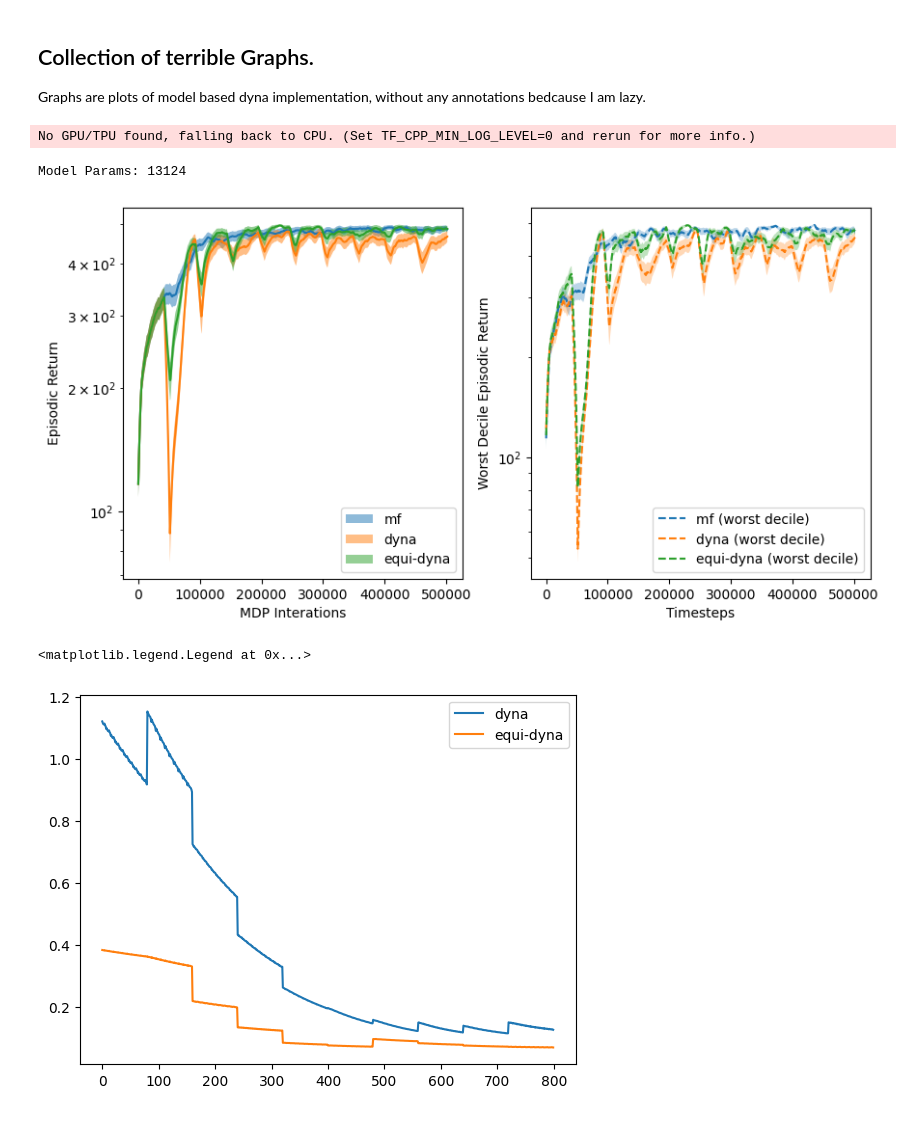
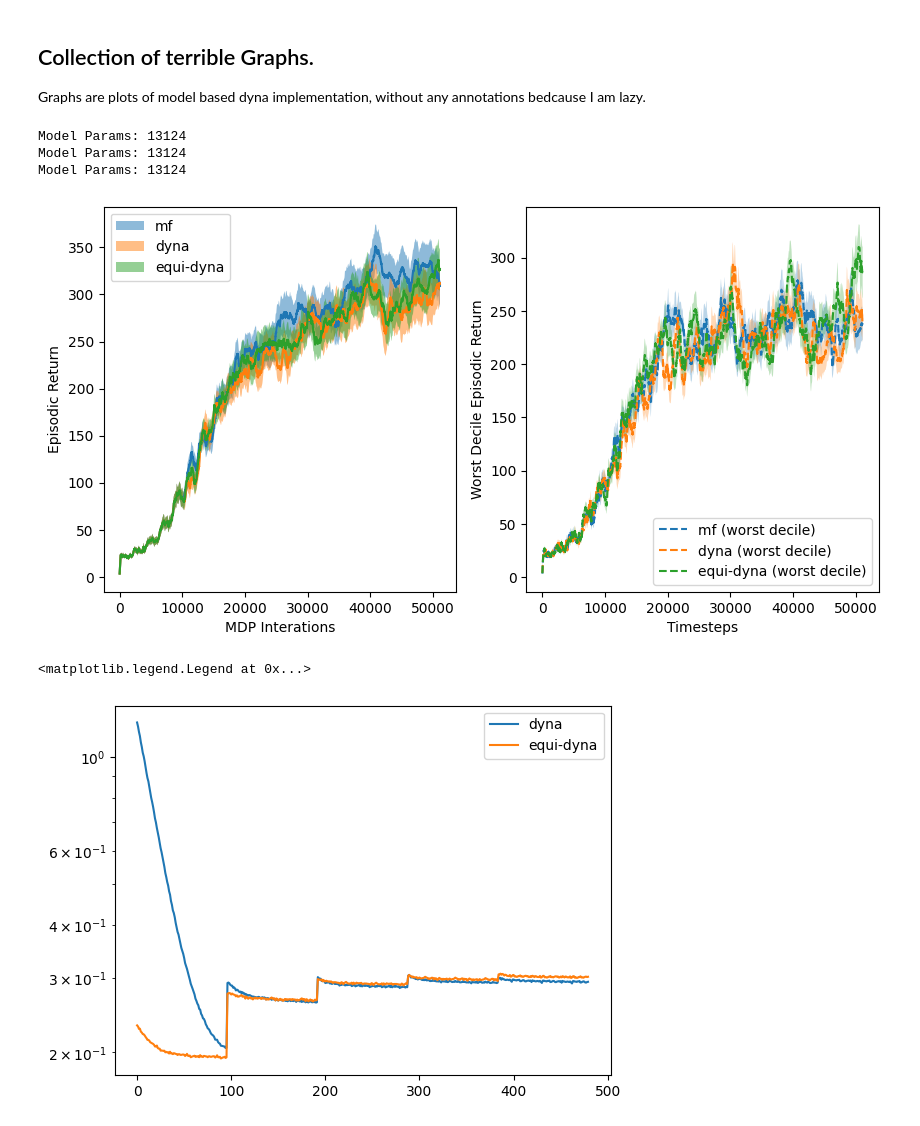
Before and after one commit to seancraven/mono_ms, a Jupyter notebook: dyna/trial.ipynb, the cells around one changed output. Cells and saved outputs as stored; diff of their text form; code cells hidden in the pictures.

```diff
--- a/dyna/trial.ipynb
+++ b/dyna/trial.ipynb
@@ -10,38 +10,46 @@ from model_based.train import EquiModel
 from dyna.types import ActorCriticHyperParams, DynaHyperParams, TransitionModelHyperParams
 # %%
-NUM_UPDATES = 10
-TM_LR = 1e-5
-NUM_SEEDS = 5
-ac_hyp = ActorCriticHyperParams(NUM_UPDATES=100, NUM_EPOCHS=6,)
-eqi_hyp = TransitionModelHyperParams(MODEL_FN = EquiModel,LR=TM_LR)
-tm_hyp = TransitionModelHyperParams( LR=TM_LR)
-no_m_hyp = TransitionModelHyperParams( USE_MODEL=False, LR=TM_LR)
-mf_hyp = DynaHyperParams(ac_hyp, no_m_hyp, NUM_UPDATES=NUM_UPDATES, PLANNING_RATIO=0.5)
-dyna_hyp = DynaHyperParams(ac_hyp, tm_hyp, NUM_UPDATES=NUM_UPDATES, PLANNING_RATIO=0.5)
-equi_hyp = DynaHyperParams(ac_hyp, eqi_hyp,NUM_UPDATES=NUM_UPDATES, PLANNING_RATIO=0.5)
+NUM_UPDATES = 5
+TM_LR = 1e-4
+AC_LR = 3.5e-4
+NUM_SEEDS = 30
+NUM_ENVS = 4
+TM_EPOCHS = 3
+PR = 0.2
+
+ac_hyp = ActorCriticHyperParams(NUM_UPDATES=5, NUM_EPOCHS=4, LR=AC_LR, PRIV_NUM_TIMESTEPS=512)
+eqi_hyp = TransitionModelHyperParams(MODEL_FN = EquiModel,LR=TM_LR, NUM_EPOCHS=TM_EPOCHS, )
+tm_hyp = TransitionModelHyperParams(MODEL_FN=Model,LR=TM_LR, NUM_EPOCHS=TM_EPOCHS, )
+no_m_hyp = TransitionModelHyperParams(USE_MODEL=False, LR=TM_LR, NUM_EPOCHS=TM_EPOCHS, )
+mf_hyp = DynaHyperParams(ac_hyp, no_m_hyp, NUM_UPDATES=NUM_UPDATES, PLANNING_RATIO=PR, NUM_ENVS=NUM_ENVS)
+dyna_hyp = DynaHyperParams(ac_hyp, tm_hyp, NUM_UPDATES=NUM_UPDATES, PLANNING_RATIO=PR, NUM_ENVS=NUM_ENVS )
+equi_hyp = DynaHyperParams(ac_hyp, eqi_hyp,NUM_UPDATES=NUM_UPDATES, PLANNING_RATIO=PR, NUM_ENVS=NUM_ENVS)
 
 rng = jax.random.PRNGKey(42)
 rngs = jax.random.split(rng, NUM_SEEDS)
 results= []
 hyp = [mf_hyp, dyna_hyp, equi_hyp]
 names = ['mf', 'dyna', 'equi-dyna']
-for h in hyp[1:]:
+for h in hyp[:]:
     train_fn = jax.vmap(make_dyna_train_fn(h))
     result = train_fn(rngs)
     results.append(result)
 # %% [output]
-No GPU/TPU found, falling back to CPU. (Set TF_CPP_MIN_LOG_LEVEL=0 and rerun for more info.)
+Model Params: 13124
+Model Params: 13124
+Model Params: 13124
-Model Params: 13124
 # %%
 import numpy as np
 import jax.numpy as jnp
-def moving_average(x, w=10000):
+def moving_average(x, w=100):
     return np.convolve(x, np.ones(w), "valid") / w
 fig, ax = plt.subplots(1, 2, figsize=(10, 5))
 for res, name in zip(results, names):
     _, info = res
     traj = info[1]
-    acting_returns = traj.info["returned_episode_returns"].reshape(NUM_SEEDS, -1)
+
+    acting_returns = traj.info["returned_episode_returns"]
+    acting_returns = acting_returns.reshape(NUM_SEEDS, -1)
     acting_returns_mean = jnp.mean(acting_returns, axis=0).reshape(-1)
     acting_returns_std = jnp.std(acting_returns, axis=0).reshape(-1)/ np.sqrt(NUM_SEEDS)
     acting_returns_mean = moving_average(acting_returns_mean)
@@ -49,7 +57,7 @@ for res, name in zip(results, names):
     lower = acting_returns_mean - acting_returns_std
     upper = acting_returns_mean + acting_returns_std
     x = jnp.arange(len(acting_returns_mean))
-    ax[0].semilogy(acting_returns_mean, )
+    ax[0].plot(acting_returns_mean, )
     ax[0].fill_between(jnp.arange(len(acting_returns_mean)), lower, upper, alpha=0.5,  label=name)
     ax[0].legend()
     ax[0].set_xlabel("MDP Interations")
@@ -63,7 +71,7 @@ for res, name in zip(results, names):
     ) / np.sqrt(NUM_SEEDS)
     worst_upper = worst_mean + worst_std
     worst_lower = worst_mean - worst_std
-    ax[1].semilogy(
+    ax[1].plot(
         x,
         moving_average(worst_mean),
         label=f"{name} (worst decile)",
@@ -82,13 +90,13 @@ ax[0].legend()
 ax[1].legend()
 fig.savefig("plots.png")
 # %% [output]
-[figure, old version]
+[figure, new version]
 # %%
 for res, name in zip(results[1:], names[1:]):
     _, info = res
     m_loss= info[-1]
-    plt.plot(m_loss.mean(axis=0).reshape(-1),  label=name)
+    plt.semilogy(m_loss.mean(axis=0).reshape(-1),  label=name)
 plt.legend()
 # %% [output]
 <matplotlib.legend.Legend at 0x...>
-[figure, old version]
+[figure, new version]
```
Also changed, not shown: parts of 1 cell of this notebook, 1 other file.
